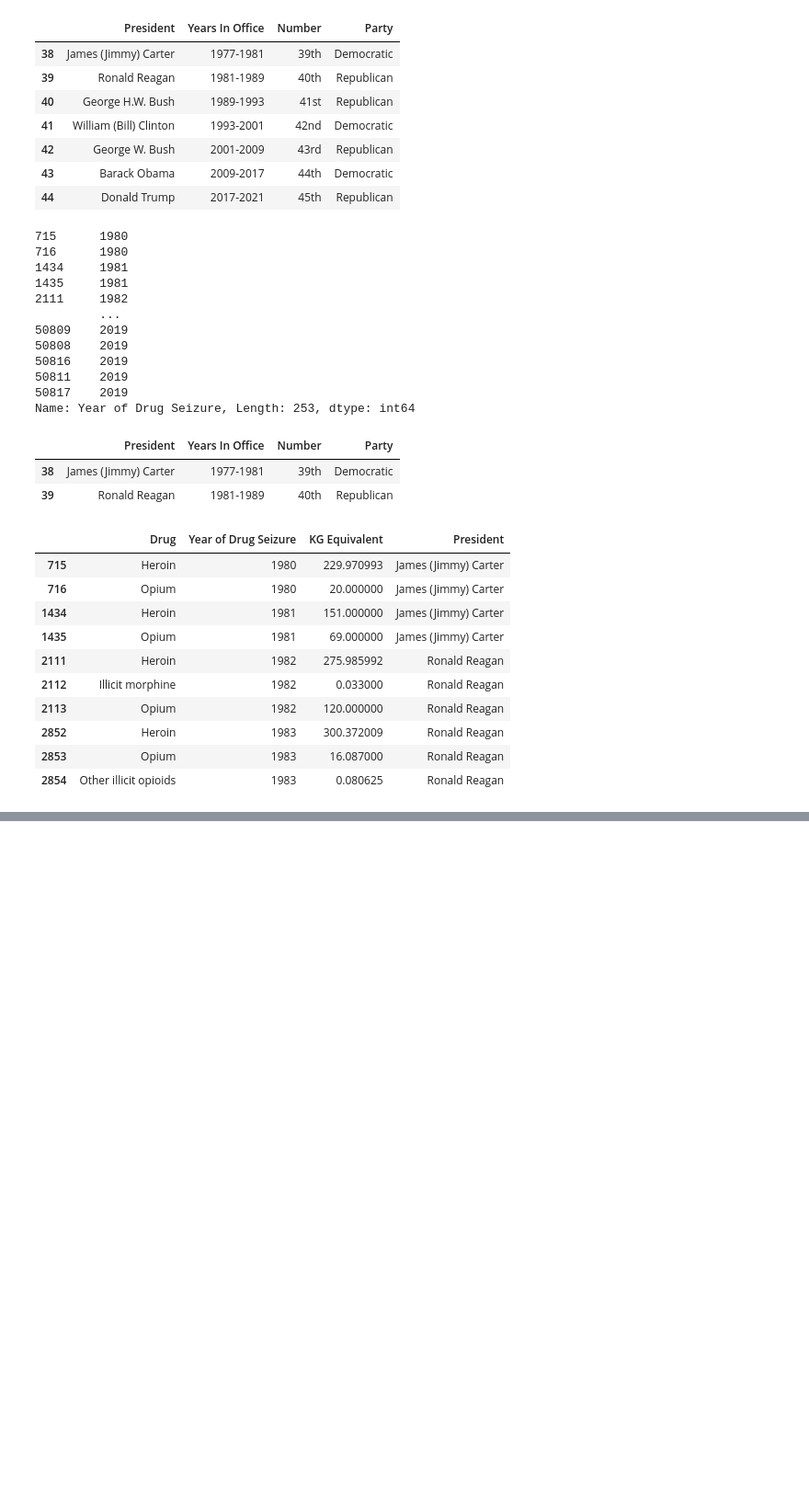
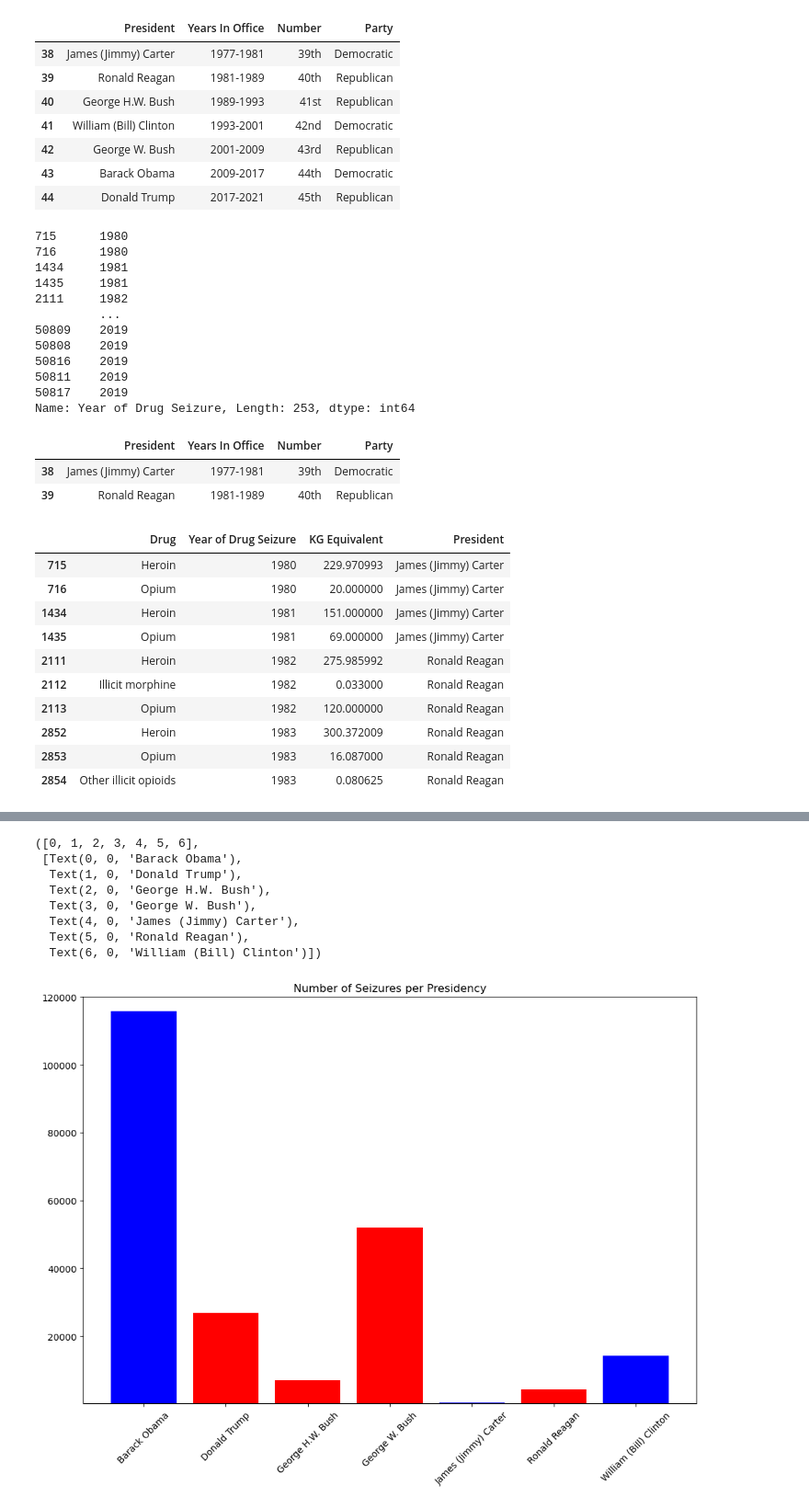
Before and after one commit to daraa17/drug-seizures, a Jupyter notebook: America_Seizure_Presidents.ipynb, the cells around one changed output, grey strips where cells are left out. Shown: that part at 92% size. Saved outputs shown, nothing was run; the diff lists cells and outputs as text; code cells hidden in the pictures; blank space fills up the shorter version.

```diff
--- a/America_Seizure_Presidents.ipynb
+++ b/America_Seizure_Presidents.ipynb
@@ -172,0 +159,2 @@ us_opioids.to_csv('data/us_opioids.csv')
+# %%
+df3= pd.read_csv('data/uso_merged.csv')
@@ -172,0 +170,5 @@ us_opioids.to_csv('data/us_opioids.csv')
+# %%
+#Sum of KG column by president
+KG_summed = df3.groupby(['President', 'Party', 'Color'])['KG Equivalent'].sum().reset_index()
+#KG_summed ['Party']= {'Democratic': 'blue', 'Republican': 'red'}
+KG_summed
@@ -172,0 +184,7 @@ us_opioids.to_csv('data/us_opioids.csv')
+# %%
+#Set Color
+color= {'Democratic': 'blue', 'Republican': 'red'}
+color_mapping=KG_summed['Party'].map(color)
+KG_summed['Color'] = KG_summed['Party'].map(color_mapping)
+
+KG_summed
@@ -172,0 +200,25 @@ us_opioids.to_csv('data/us_opioids.csv')
+# %%
+#Create Bar Graph with Party Colors
+plt.figure(figsize=(12,8))
+plt.bar(KG_summed['President'],
+        KG_summed['KG Equivalent'],
+        color=color_mapping)
+plt.ylim(100,120000)
+plt.title('Number of Seizures per Presidency')
+plt.xticks(rotation=45)
+
+
+# 1. add a legend (colors = dem and rep)
+# 2. sort based on year in office
+## line to show years
+#ax.legend()
+# %% [output]
+([0, 1, 2, 3, 4, 5, 6],
+ [Text(0, 0, 'Barack Obama'),
+  Text(1, 0, 'Donald Trump'),
+  Text(2, 0, 'George H.W. Bush'),
+  Text(3, 0, 'George W. Bush'),
+  Text(4, 0, 'James (Jimmy) Carter'),
+  Text(5, 0, 'Ronald Reagan'),
+  Text(6, 0, 'William (Bill) Clinton')])
+[figure, added]
```
Also changed, not shown: parts of 7 cells of this notebook.
